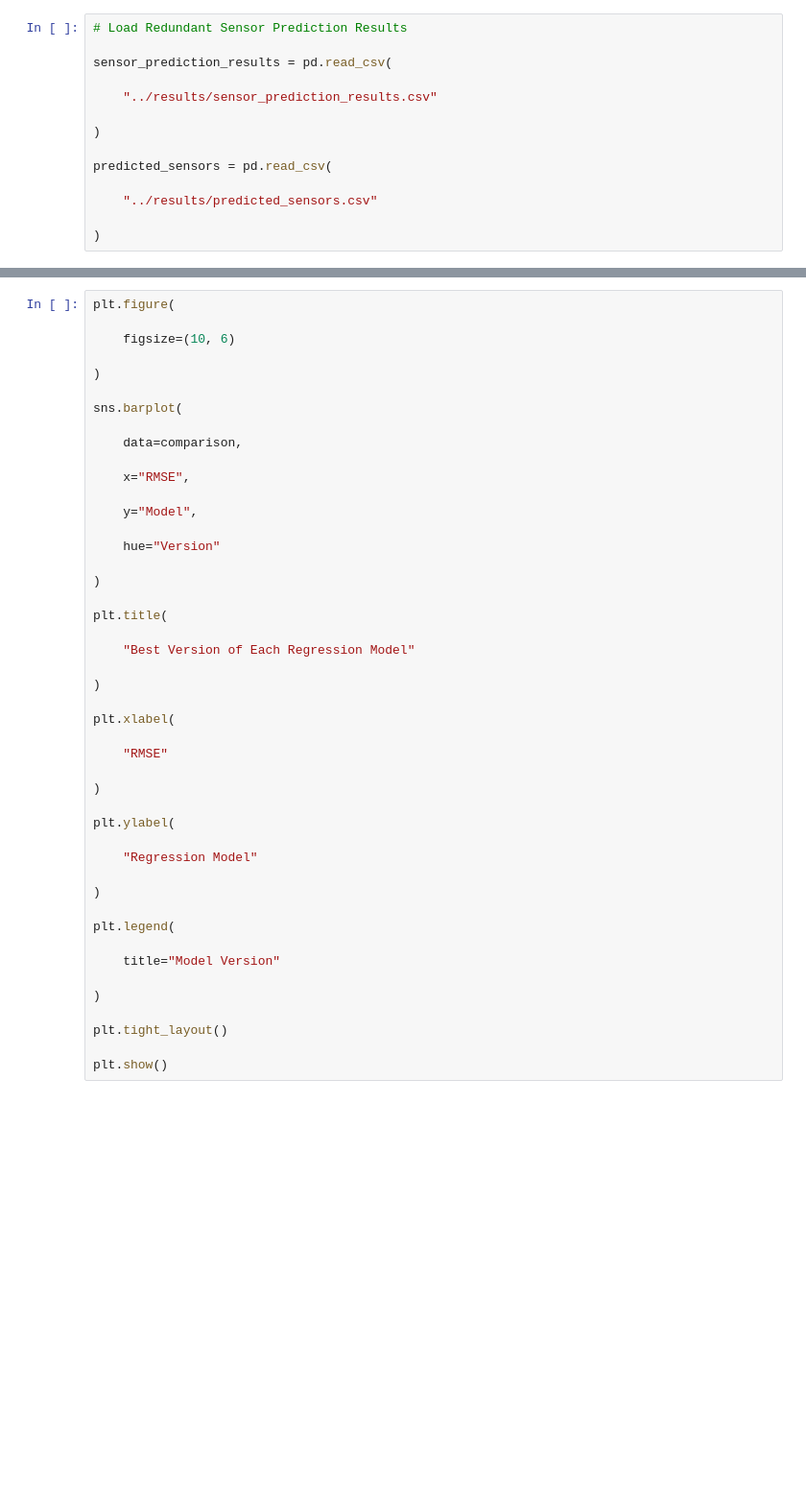
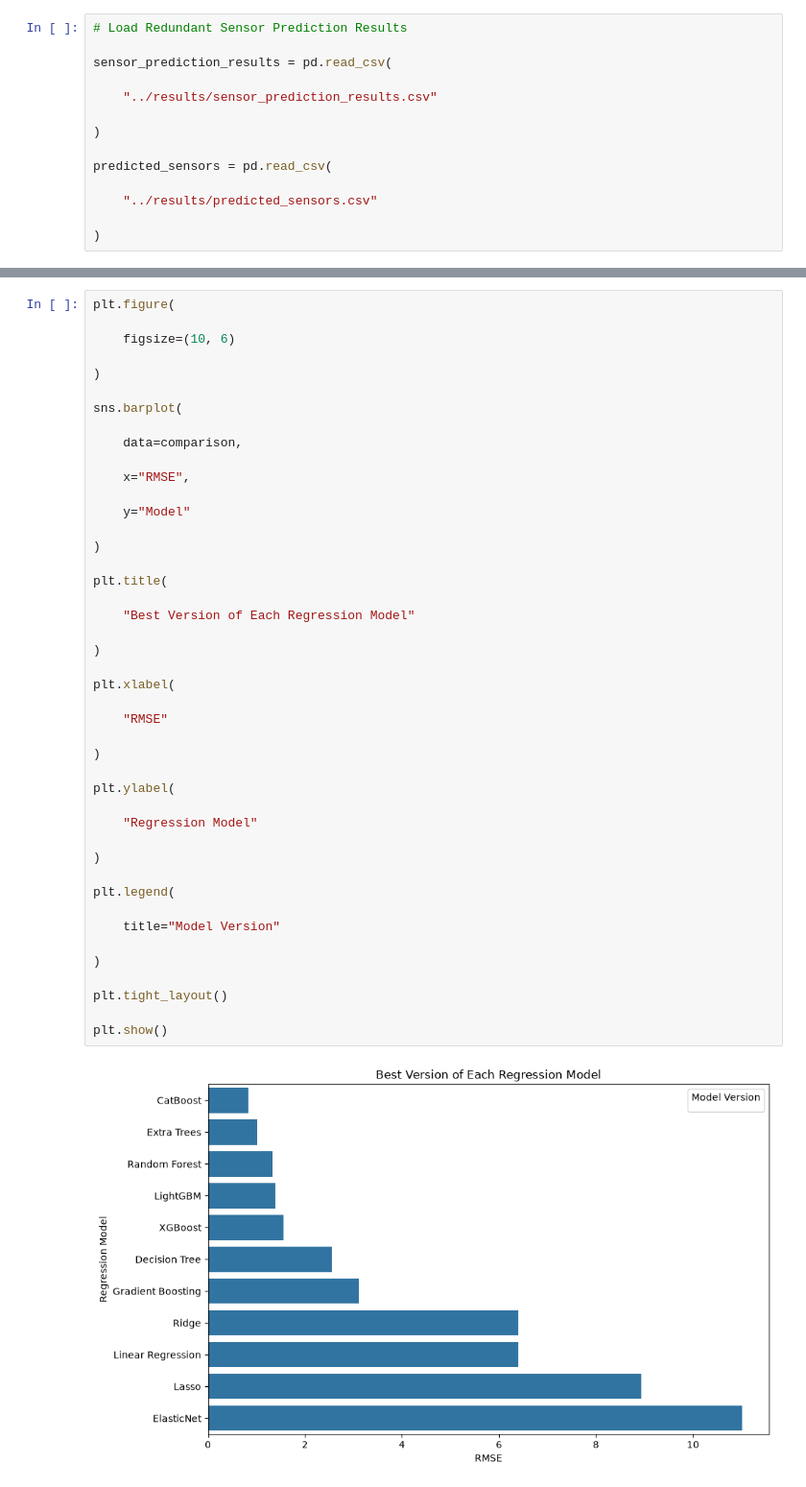
Before and after one commit to IvySingh-1/CERN-dielectron-ML-sensor-optimization, a Jupyter notebook: notebooks/05_Final_Evaluation.ipynb, the cells around one changed output, grey strips where cells are left out. Shown at 96% size. Cells and saved outputs as stored; diff of their text form; blank space fills up the shorter version.

```diff
--- a/notebooks/05_Final_Evaluation.ipynb
+++ b/notebooks/05_Final_Evaluation.ipynb
@@ -279,39 +307,39 @@ sns.barplot(
 
     x="RMSE",
 
-    y="Model",
-
-    hue="Version"
+    y="Model"
 
 )
 
 plt.title(
 
     "Best Version of Each Regression Model"
 
 )
 
 plt.xlabel(
 
     "RMSE"
 
 )
 
 plt.ylabel(
 
     "Regression Model"
 
 )
 
 plt.legend(
 
     title="Model Version"
 
 )
 
 plt.tight_layout()
 
 plt.show()
+# %% [output]
+[figure, added]
 # %%
 # Display Best Performing Models
 
```
Also changed, not shown: parts of 17 cells of this notebook, 9 other files.
